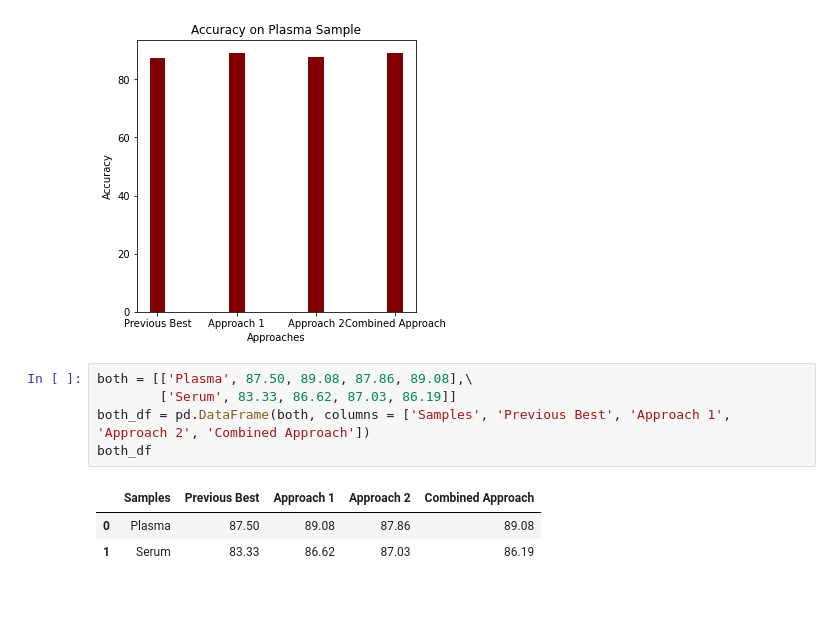
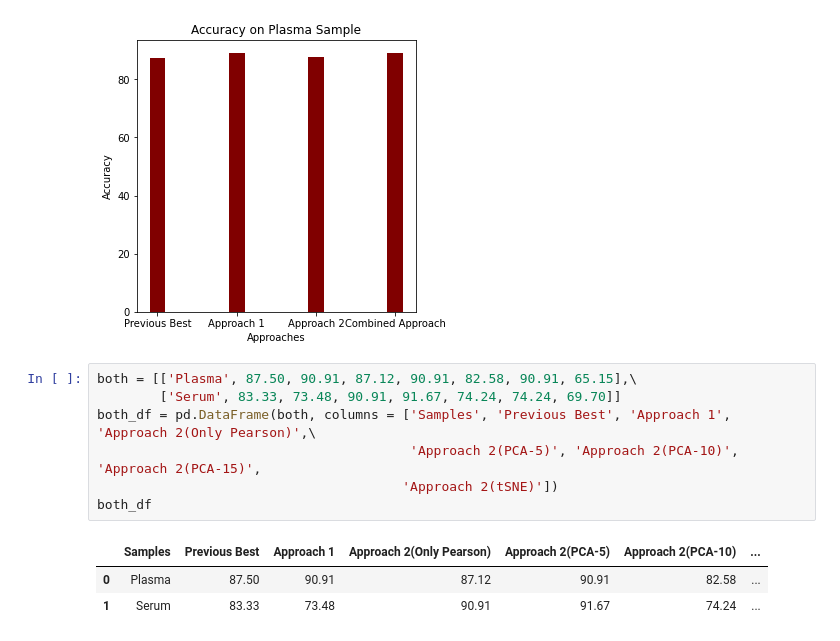
Before and after one commit to utshabkg/lung_cancer_biomarker, a Jupyter notebook: final and best approach/analysis of result.ipynb, the cells around one changed output. Drawn from its saved outputs; the diff is of its cells as text; blank space fills up the shorter version.

```diff
--- a/final and best approach/analysis of result.ipynb
+++ b/final and best approach/analysis of result.ipynb
@@ -52,12 +73,14 @@ plt.show()
 # %% [output]
 [figure]
 # %%
-both = [['Plasma', 87.50, 89.08, 87.86, 89.08],\
-        ['Serum', 83.33, 86.62, 87.03, 86.19]]
-both_df = pd.DataFrame(both, columns = ['Samples', 'Previous Best', 'Approach 1', 'Approach 2', 'Combined Approach'])
+both = [['Plasma', 87.50, 90.91, 87.12, 90.91, 82.58, 90.91, 65.15],\
+        ['Serum', 83.33, 73.48, 90.91, 91.67, 74.24, 74.24, 69.70]]
+both_df = pd.DataFrame(both, columns = ['Samples', 'Previous Best', 'Approach 1', 'Approach 2(Only Pearson)',\
+                                        'Approach 2(PCA-5)', 'Approach 2(PCA-10)', 'Approach 2(PCA-15)',
+                                       'Approach 2(tSNE)'])
 both_df
 # %% [output]
-|  | Samples | Previous Best | Approach 1 | Approach 2 | Combined Approach |
-| 0 | Plasma | 87.50 | 89.08 | 87.86 | 89.08 |
-| 1 | Serum | 83.33 | 86.62 | 87.03 | 86.19 |
+|  | Samples | Previous Best | Approach 1 | Approach 2(Only Pearson) | Approach 2(PCA-5) | Approach 2(PCA-10) | ... |
+| 0 | Plasma | 87.50 | 90.91 | 87.12 | 90.91 | 82.58 | ... |
+| 1 | Serum | 83.33 | 73.48 | 90.91 | 91.67 | 74.24 | ... |
 # %%
```
Also changed, not shown: parts of 4 cells of this notebook, 4 other files.
